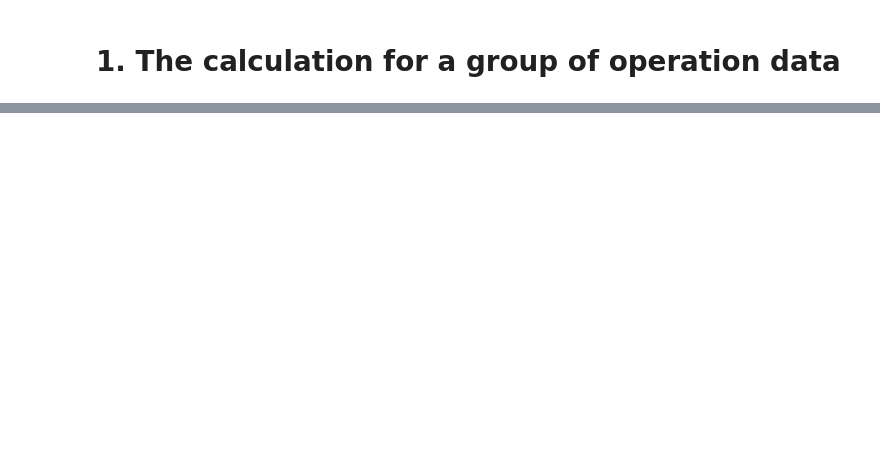
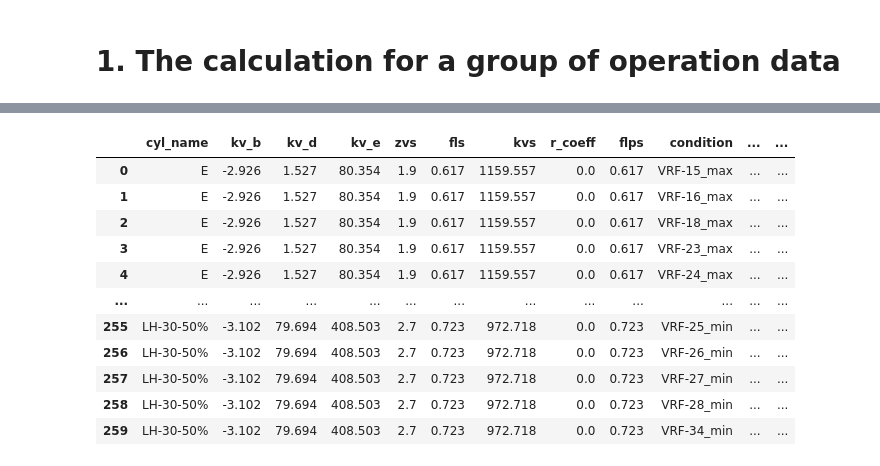
Before and after one commit to ratral/hyd4gpv_py, a Jupyter notebook: gpv_operation_data.ipynb, the cells around one changed output, grey strips where cells are left out. Drawn from its saved outputs; the diff is of its cells as text; code cells hidden in the pictures; blank space fills up the shorter version.

```diff
--- a/gpv_operation_data.ipynb
+++ b/gpv_operation_data.ipynb
@@ -11,3 +10,10 @@ from scipy.optimize import fsolve
 import numpy as np
 import pandas as pd
 import plotly.express as px
+# %%
+#@title Dealing with the Paths
+print(f"Current working directory: {Path.cwd()}")
+print(f"Home directory: {Path.home()}")
+
+path_valves_data = Path("/content/drive/MyDrive/Colab Notebooks/gpv_data.csv")
+print(path_valves_data.exists())
@@ -310,0 +344,73 @@ if __name__ == '__main__':
+# %%
+#@title Columns calculation
+
+operation_data['kv_kvs'] = operation_data['kv']/operation_data['kvs']
+
+operation_data['position'] = v_root_drm_ll3(
+                              operation_data['kv_kvs'],
+                              operation_data['kv_b'],
+                              operation_data['kv_d'],
+                              operation_data['kv_e']
+                             )
+
+operation_data['fl'] =v_pressure_recovery_factor(
+                        operation_data['position'],
+                        operation_data['fls'],
+                        operation_data['kv_b'],
+                        operation_data['kv_d'],
+                        operation_data['kv_e']
+                      )
+
+operation_data['fp'] = v_piping_geometry_factor(operation_data['kv'],
+                                diameter, up_dn, down_dn)
+
+operation_data['flp'] = v_combined_geometry_factor(
+                          operation_data['kv'],
+                          operation_data['fl'],
+                          diameter, up_dn, down_dn
+                        )
+
+operation_data['dp_max'] = v_max_differential_pressure(
+                            operation_data['flp'],
+                            operation_data['fp'],
+                            operation_data['p1'],
+                            temp_c
+                          )
+
+operation_data['sigma_i'] = cavitation('incipient',
+                              operation_data['position'],
+                              operation_data['flps'],
+                              operation_data['kv_b'],
+                              operation_data['kv_d'],
+                              operation_data['kv_e'])
+
+
+operation_data['sigma_c'] = cavitation('constant',
+                              operation_data['position'],
+                              operation_data['flps'],
+                              operation_data['kv_b'],
+                              operation_data['kv_d'],
+                              operation_data['kv_e'])
+
+operation_data['sigma_m'] = cavitation('maximum',
+                              operation_data['position'],
+                              operation_data['flps'],
+                              operation_data['kv_b'],
+                              operation_data['kv_d'],
+                              operation_data['kv_e'])
+
+
+display(operation_data.round(3))
+# %% [output]
+|  | cyl_name | kv_b | kv_d | kv_e | zvs | fls | kvs | r_coeff | flps | condition | ... | ... |
+| 0 | E | -2.926 | 1.527 | 80.354 | 1.9 | 0.617 | 1159.557 | 0.0 | 0.617 | VRF-15_max | ... | ... |
+| 1 | E | -2.926 | 1.527 | 80.354 | 1.9 | 0.617 | 1159.557 | 0.0 | 0.617 | VRF-16_max | ... | ... |
+| 2 | E | -2.926 | 1.527 | 80.354 | 1.9 | 0.617 | 1159.557 | 0.0 | 0.617 | VRF-18_max | ... | ... |
+| 3 | E | -2.926 | 1.527 | 80.354 | 1.9 | 0.617 | 1159.557 | 0.0 | 0.617 | VRF-23_max | ... | ... |
+| 4 | E | -2.926 | 1.527 | 80.354 | 1.9 | 0.617 | 1159.557 | 0.0 | 0.617 | VRF-24_max | ... | ... |
+| ... | ... | ... | ... | ... | ... | ... | ... | ... | ... | ... | ... | ... |
+| 255 | LH-30-50% | -3.102 | 79.694 | 408.503 | 2.7 | 0.723 | 972.718 | 0.0 | 0.723 | VRF-25_min | ... | ... |
+| 256 | LH-30-50% | -3.102 | 79.694 | 408.503 | 2.7 | 0.723 | 972.718 | 0.0 | 0.723 | VRF-26_min | ... | ... |
+| 257 | LH-30-50% | -3.102 | 79.694 | 408.503 | 2.7 | 0.723 | 972.718 | 0.0 | 0.723 | VRF-27_min | ... | ... |
+| 258 | LH-30-50% | -3.102 | 79.694 | 408.503 | 2.7 | 0.723 | 972.718 | 0.0 | 0.723 | VRF-28_min | ... | ... |
+| 259 | LH-30-50% | -3.102 | 79.694 | 408.503 | 2.7 | 0.723 | 972.718 | 0.0 | 0.723 | VRF-34_min | ... | ... |
```
Also changed, not shown: parts of 11 cells of this notebook.
